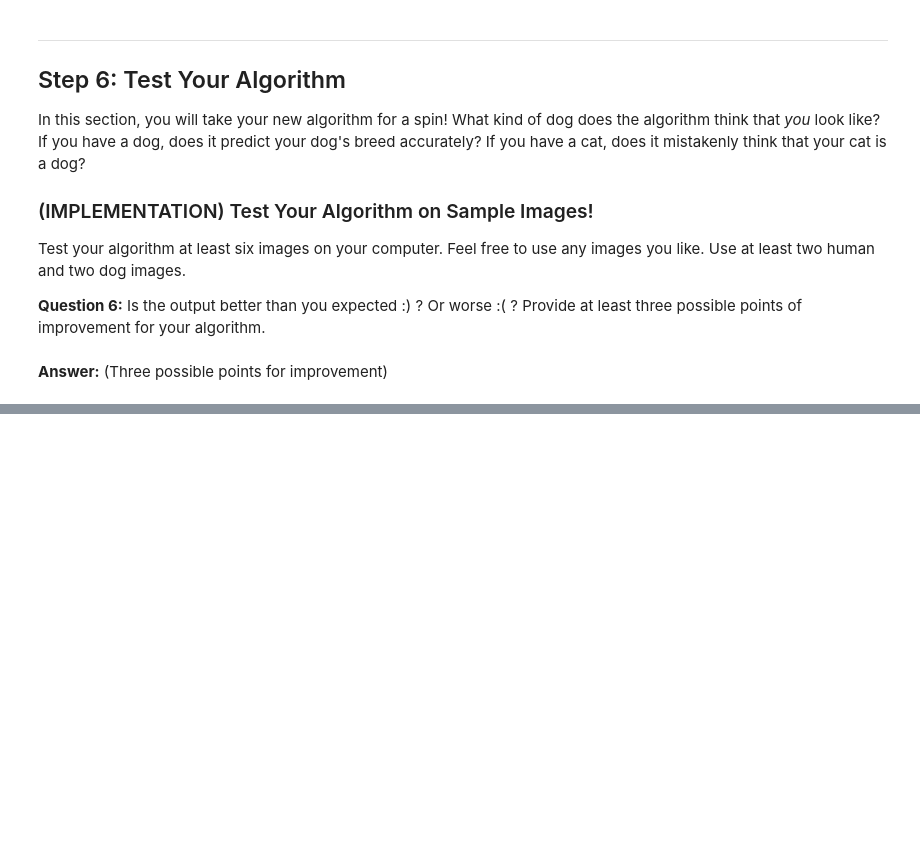
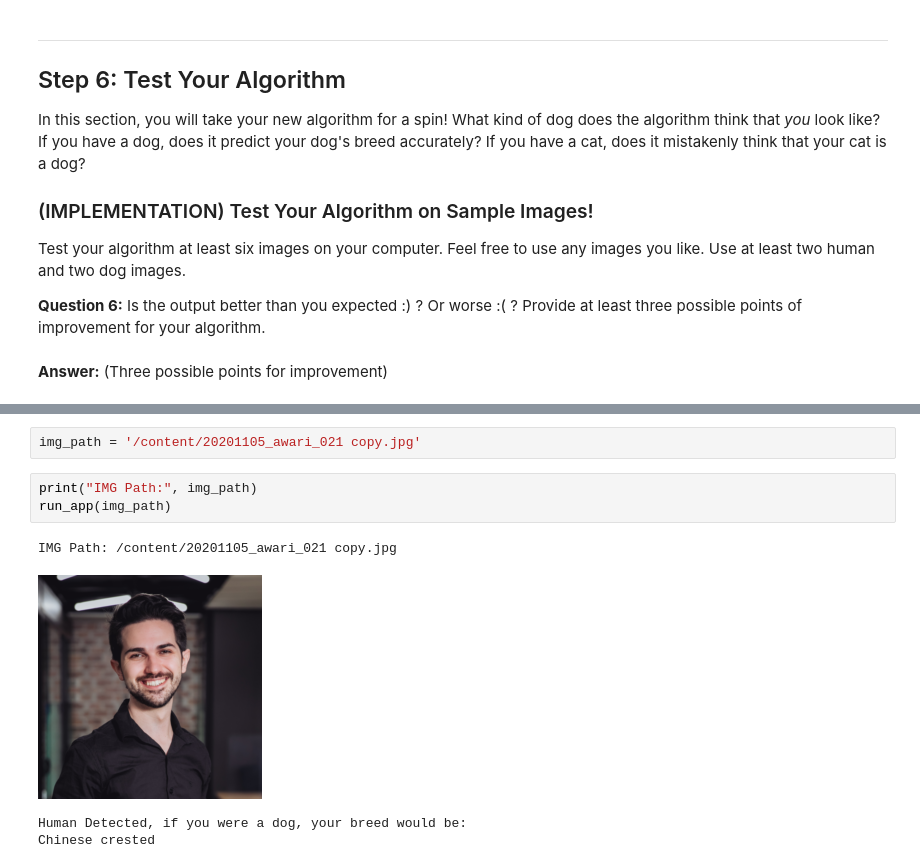
Before and after one commit to aruanalucena/deep-learning-v2-pytorch, a Jupyter notebook: project-dog-classification/dog_app.ipynb, the cells around one changed output, grey strips where cells are left out. Saved outputs shown, nothing was run; the diff lists cells and outputs as text; blank space fills up the shorter version.

```diff
--- a/project-dog-classification/dog_app.ipynb
+++ b/project-dog-classification/dog_app.ipynb
@@ -858,0 +1005,10 @@ for file in np.hstack((human_files[:3], dog_files[:3])):
+# %%
+img_path = '/content/20201105_awari_021 copy.jpg'
+# %%
+print("IMG Path:", img_path)
+run_app(img_path)
+# %% [output]
+IMG Path: /content/20201105_awari_021 copy.jpg
+[figure, added]
+Human Detected, if you were a dog, your breed would be:
+Chinese crested
```
Also changed, not shown: parts of 32 cells of this notebook.
